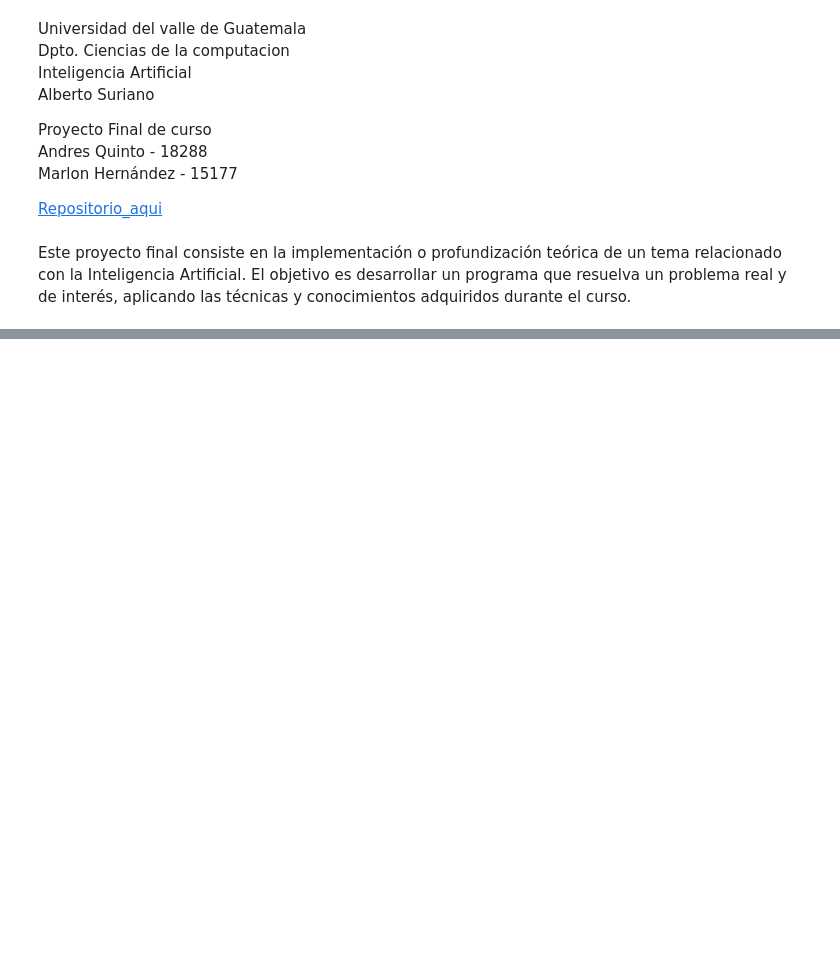
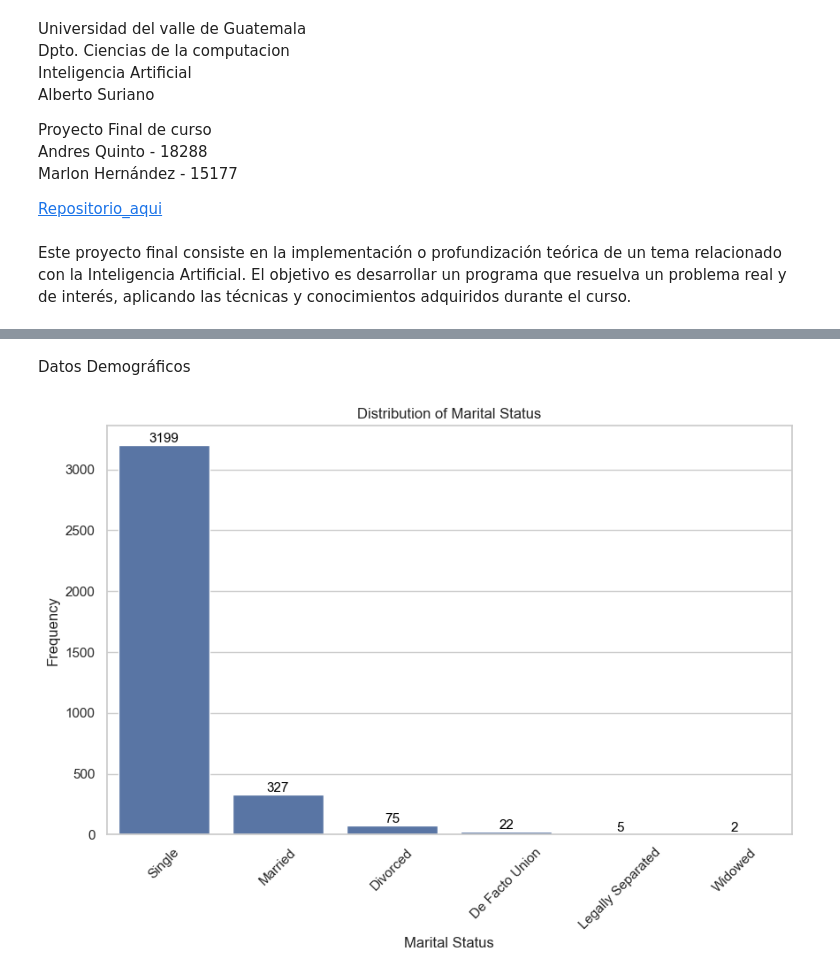
Before and after one commit to AndresQuinto5/Proyecto_IA, a Jupyter notebook: Proyecto_Students.ipynb, the cells around one changed output, grey strips where cells are left out. Saved outputs shown, nothing was run; the diff lists cells and outputs as text; code cells hidden in the pictures; blank space fills up the shorter version.

Commit message:
[FEAT] Tablas y gráficas de Datos demográficos

```diff
--- a/Proyecto_Students.ipynb
+++ b/Proyecto_Students.ipynb
@@ -106 +229,28 @@ for col in cat_cols:
+# %% [markdown]
+Datos Demográficos
+# %%
+data['Marital status'] = df['Marital status'].map({
+    1: 'Single',
+    2: 'Married',
+    3: 'Widowed',
+    4: 'Divorced',
+    5: 'De Facto Union',
+    6: 'Legally Separated'
+})
+
+sns.set_theme(style="whitegrid")
+
+plt.figure(figsize=(10, 6))
+ax = sns.countplot(x='Marital status', data=data, order=data['Marital status'].value_counts().index)
+plt.title('Distribution of Marital Status')
+plt.xlabel('Marital Status')
+plt.ylabel('Frequency')
+plt.xticks(rotation=45)
+for p in ax.patches:
+    ax.annotate(f'{int(p.get_height())}', (p.get_x() + p.get_width() / 2., p.get_height()),
+                ha='center', va='center', fontsize=11, color='black', xytext=(0, 5),
+                textcoords='offset points')
+plt.show()
+# %% [output]
+[figure, added]
 # %%
```
Also changed, not shown: parts of 23 cells of this notebook.
